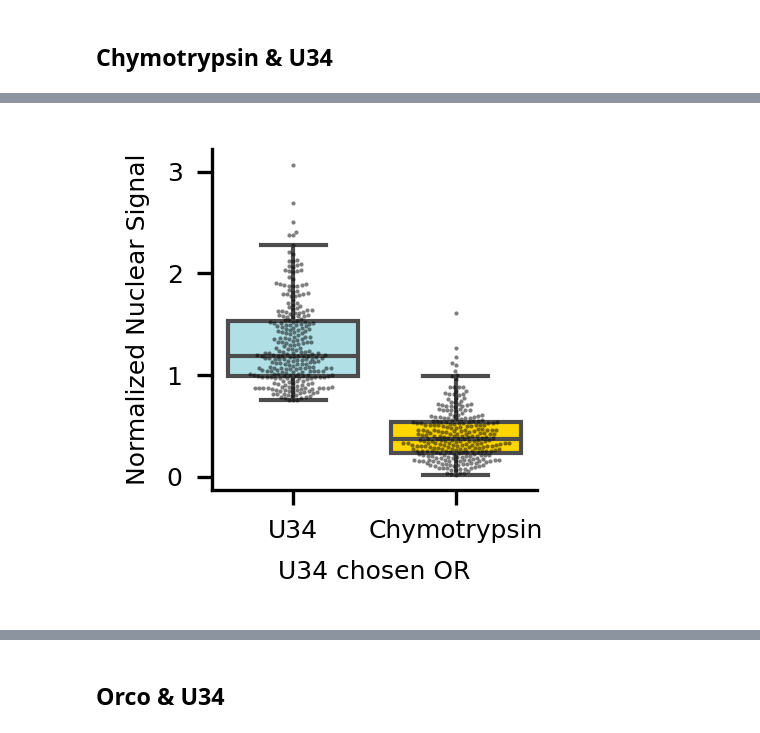
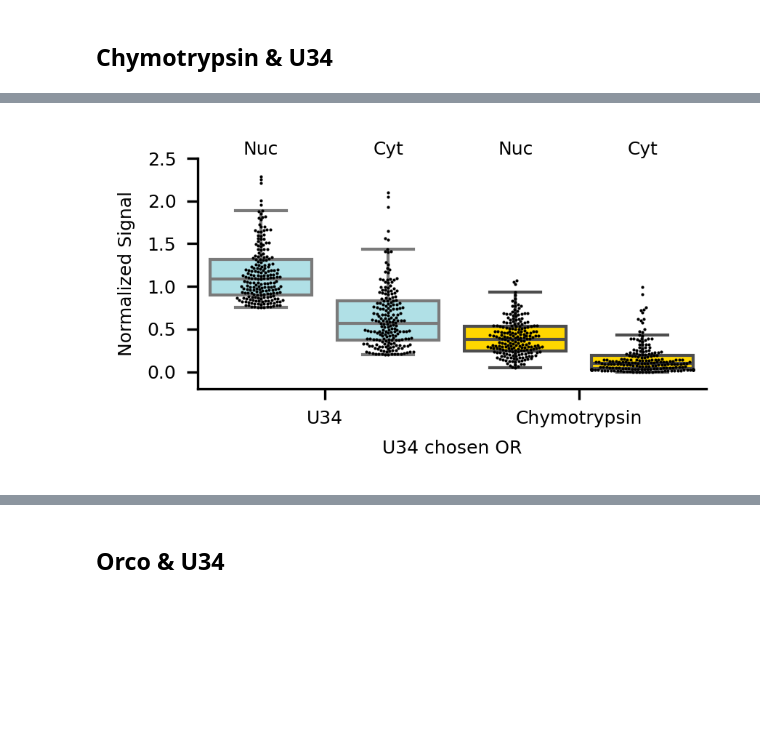
Before and after one commit to Social-Evolution-and-Behavior/Glotzer-Kronauer-2025, a Jupyter notebook: cell-segmentation/scripts/plot-proportions-final.ipynb, the cells around one changed output, grey strips where cells are left out. Cells and saved outputs as stored; diff of their text form; code cells hidden in the pictures; blank space fills up the shorter version.

Commit message:
final updates to cell seg

```diff
--- a/cell-segmentation/scripts/plot-proportions-final.ipynb
+++ b/cell-segmentation/scripts/plot-proportions-final.ipynb
@@ -244,19 +276,91 @@ plot_nuc_cyto_props(input, results_melted, "U34 chosen OR", ["U34", "Chymotrypsi
 # %%
 chosen_channel = "U34 chosen OR"
 channels_to_plot = ["U34", "Chymotrypsin"]
 plot_colors = ['powderblue', 'gold']
-f, ax = plt.subplots(1, 1, figsize=(1.75, 1.75), dpi = 300)
-results_subset = results_melted[(results_melted["chosen_OR_name"] == chosen_channel) & (results_melted["channel_name"].isin(channels_to_plot))]
-sns.boxplot(data=results_subset, x="channel_name", y="nuc-norm", ax=ax, palette=plot_colors, order=channels_to_plot, saturation=1, showfliers=False)
+offset = 0.25
+figwidth, figheight = 3, 1.75
+
+
+"""sns.boxplot(data=results_subset, x="channel_name", y="nuc-norm", ax=ax, palette=plot_colors, order=channels_to_plot, saturation=1, showfliers=False)
 sns.swarmplot(data=results_subset, x="channel_name", y="nuc-norm", ax=ax, color='black', alpha=0.5, s=1, legend=False, dodge=True)
 ax.spines['top'].set_visible(False)
 ax.spines['right'].set_visible(False)
 ax.set_xlabel(f"{chosen_channel}", fontsize=6)
 ax.set_ylabel("Normalized Nuclear Signal", fontsize=6)
 ax.tick_params(axis='both', which='major', labelsize=6)
+ax.set_ylim(-0.1, 2.5)
 plt.tight_layout()
 plt.savefig(f"../figures/model_B_only_OSNs/{input}/{input}-{chosen_channel}-norm-nuc.pdf", format="pdf", pad_inches=0, bbox_inches=0, transparent=False)
+"""
+# Perform nonparametric test for differences between samples
 
-# Perform nonparametric test for differences between samples
+
+# Filter results for the chosen channel
+results_subset = results_melted[(results_melted["chosen_OR_name"] == chosen_channel) & (results_melted["channel_name"].isin(channels_to_plot))]
+
+"""# Calculate nuclear proportions
+results_thresholded_nuc = results_subset.groupby(['image', 'chosen_OR_name', 'channel_name', 'channel']).apply(lambda x: ((x['nuc-norm'] > coexpression_nuc_norm_threshold)).sum()).reset_index(name='nuclear')
+results_thresholded_nuc['total_cells'] = results_subset.groupby(['image', 'chosen_OR_name', 'channel_name', 'channel'])['nuc-norm'].count().values
+results_thresholded_nuc['prop-nuclear'] = results_thresholded_nuc['nuclear'] / results_thresholded_nuc['total_cells']
+
+# Calculate cytoplasmic proportions
+results_thresholded_cyto = results_subset.groupby(['image', 'chosen_OR_name', 'channel_name', 'channel']).apply(lambda x: ((x['cyto-norm'] > cyto_norm_threshold) & (x['nuc-norm'] > coexpression_nuc_norm_threshold)).sum()).reset_index(name='cytoplasmic')
+results_thresholded_cyto['total_cells'] = results_subset.groupby(['image', 'chosen_OR_name', 'channel_name', 'channel'])['cyto-norm'].count().values
+results_thresholded_cyto['prop-cytoplasmic'] = results_thresholded_cyto['cytoplasmic'] / results_thresholded_cyto['total_cells']
+
+# Merge both
+results_thresholded = pd.merge(results_thresholded_nuc, results_thresholded_cyto, on=['image', 'chosen_OR_name', 'channel_name', 'channel', 'total_cells'])
+final_results_each_image.append(results_thresholded)
+
+# Get means for final-results
+final_results_across_images = results_thresholded.groupby(['chosen_OR_name', 'channel_name']).agg({'image': 'nunique', 'channel': 'first', 'total_cells': 'mean', 'nuclear': 'mean', 'cytoplasmic': 'mean', 'prop-nuclear': 'mean', 'prop-cytoplasmic': 'mean'}).reset_index()
+final_results.append(final_results_across_images)
+"""
+# Map channels to x positions
+
+channel_to_x = {ch: i for i, ch in enumerate(channels_to_plot)}
+results_subset['x_nuclear'] = results_subset['channel_name'].map(lambda x: channel_to_x[x] - offset)
+results_subset['x_cyto'] = results_subset['channel_name'].map(lambda x: channel_to_x[x] + offset)
+
+# Start plotting
+f, ax = plt.subplots(1, 1, figsize=(figwidth, figheight), dpi=300)
+
+for ch_name, color in zip(channels_to_plot, plot_colors):
+    df_sub = results_subset[results_subset['channel_name'] == ch_name]
+
+    # Plot swarmplots for nuclear and cytoplasmic proportions, with offsets and jitter and different markers
+    sns.swarmplot(data=df_sub, x='x_nuclear', y='nuc-norm', ax=ax, alpha=1, s=1, color='black', marker='o', zorder=2, dodge=True)
+    sns.swarmplot(data=df_sub, x='x_cyto', y='cyto-norm', ax=ax, alpha=1, s=1, color='black', marker='o', zorder=2, dodge=True)
+
+    # Plot boxplots
+    sns.boxplot(data=df_sub, x='x_nuclear', y='nuc-norm', ax=ax, color=color, showcaps=True, boxprops={'facecolor':color, 'alpha':1}, showfliers=False, whiskerprops={'linewidth':1}, zorder=1, saturation=1)
+    sns.boxplot(data=df_sub, x='x_cyto', y='cyto-norm', ax=ax, color=color, showcaps=True, boxprops={'facecolor':color, 'alpha':1}, showfliers=False, whiskerprops={'linewidth':1}, zorder=1, saturation=1)
+
+# Add text above each bar with "C" or "N"
+for x_nuc in results_subset['x_nuclear'].unique():
+    ax.text(x_nuc*2+0.5, 2.5, 'Nuc', ha='center', va='bottom', fontsize=6, color='black')
+for x_cyto in results_subset['x_cyto'].unique():
+    ax.text(x_cyto*2+0.5, 2.5, 'Cyt', ha='center', va='bottom', fontsize=6, color='black')
+
+
+# Formatting
+ax.spines['top'].set_visible(False)
+ax.spines['right'].set_visible(False)
+ax.tick_params(axis='both', which='major', labelsize=6)
+ax.set_xticks([2*x+0.5 for x in list(channel_to_x.values())])
+ax.set_xticklabels(list(channel_to_x.keys()), fontsize=6)
+ax.set_xlabel(f"{chosen_channel}", fontsize=6)
+ax.set_ylabel("Normalized Signal", fontsize=6)
+
+ax.set_ylim(-0.2, 2.5)
+ax.set_yticks([0, 0.5, 1, 1.5, 2, 2.5])
+
+
+# Tight layout and save
+plt.tight_layout()
+chosen_channel = chosen_channel.replace("/","-")
+plt.savefig(f"../figures/model_B_only_OSNs/{input}/{input}-{chosen_channel}-nuclear-and-cyto-normalized-signal.pdf", format="pdf", pad_inches=0, bbox_inches=0, transparent=False)
+
+plt.show()
 # %% [output]
-[figure, old version]
+[figure, new version]
```
Also changed, not shown: parts of 30 cells of this notebook, 12 other files.
